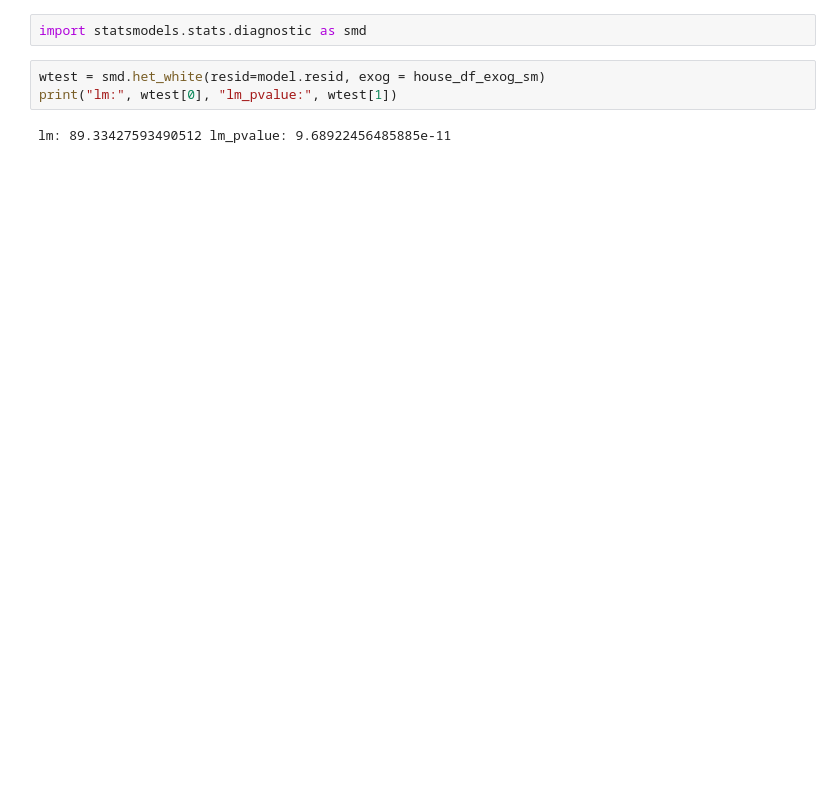
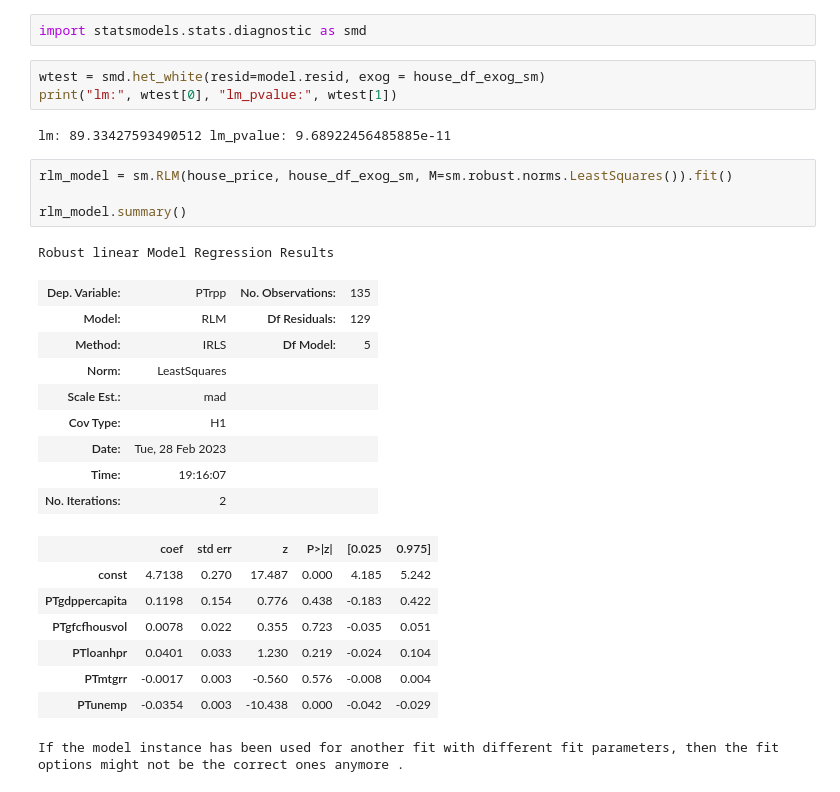
Before and after one commit to dhruv-pandit/ISEG_AEF, a Jupyter notebook: Econometrics/mlr_basics.ipynb, the cells around one changed output. Drawn from its saved outputs; the diff is of its cells as text; blank space fills up the shorter version.

```diff
--- a/Econometrics/mlr_basics.ipynb
+++ b/Econometrics/mlr_basics.ipynb
@@ -71,3 +77,26 @@ wtest = smd.het_white(resid=model.resid, exog = house_df_exog_sm)
 print("lm:", wtest[0], "lm_pvalue:", wtest[1])
 # %% [output]
 lm: 89.33427593490512 lm_pvalue: 9.68922456485885e-11
+# %%
+rlm_model = sm.RLM(house_price, house_df_exog_sm, M=sm.robust.norms.LeastSquares()).fit()
+
+rlm_model.summary()
+# %% [output]
+Robust linear Model Regression Results
+| Dep. Variable: | PTrpp | No. Observations: | 135 |
+| Model: | RLM | Df Residuals: | 129 |
+| Method: | IRLS | Df Model: | 5 |
+| Norm: | LeastSquares |  |  |
+| Scale Est.: | mad |  |  |
+| Cov Type: | H1 |  |  |
+| Date: | Tue, 28 Feb 2023 |  |  |
+| Time: | 19:16:07 |  |  |
+| No. Iterations: | 2 |  |  |
+|  | coef | std err | z | P>|z| | [0.025 | 0.975] |
+| const | 4.7138 | 0.270 | 17.487 | 0.000 | 4.185 | 5.242 |
+| PTgdppercapita | 0.1198 | 0.154 | 0.776 | 0.438 | -0.183 | 0.422 |
+| PTgfcfhousvol | 0.0078 | 0.022 | 0.355 | 0.723 | -0.035 | 0.051 |
+| PTloanhpr | 0.0401 | 0.033 | 1.230 | 0.219 | -0.024 | 0.104 |
+| PTmtgrr | -0.0017 | 0.003 | -0.560 | 0.576 | -0.008 | 0.004 |
+| PTunemp | -0.0354 | 0.003 | -10.438 | 0.000 | -0.042 | -0.029 |
+If the model instance has been used for another fit with different fit parameters, then the fit options might not be the correct ones anymore .
```
Also changed, not shown: parts of 3 cells of this notebook, 5 other files.
